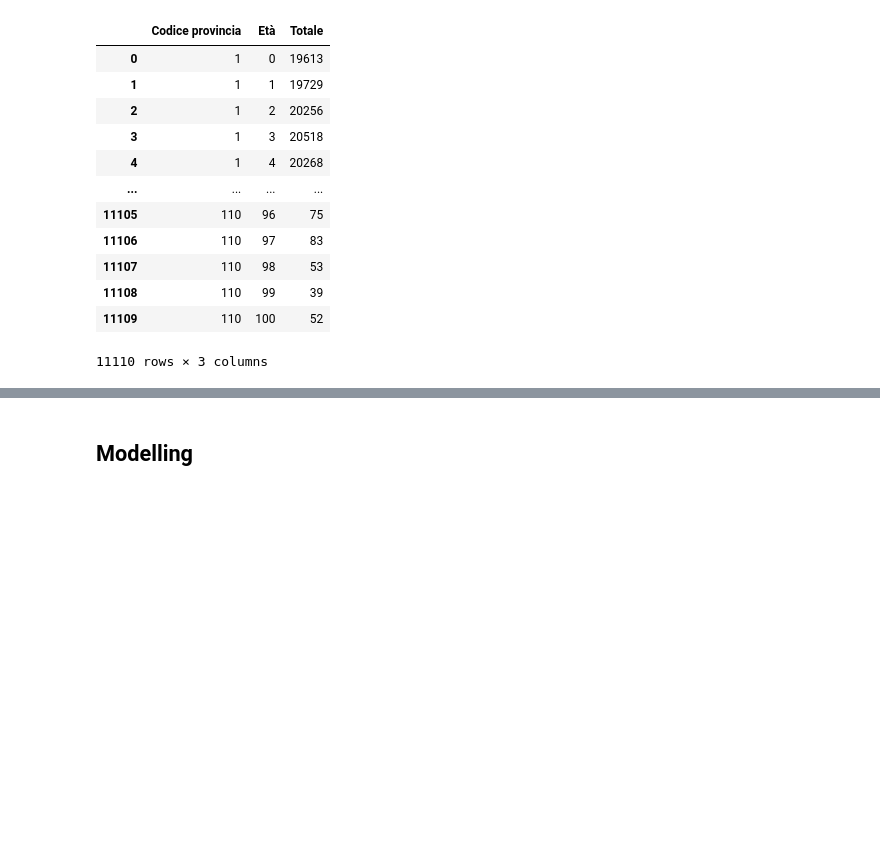
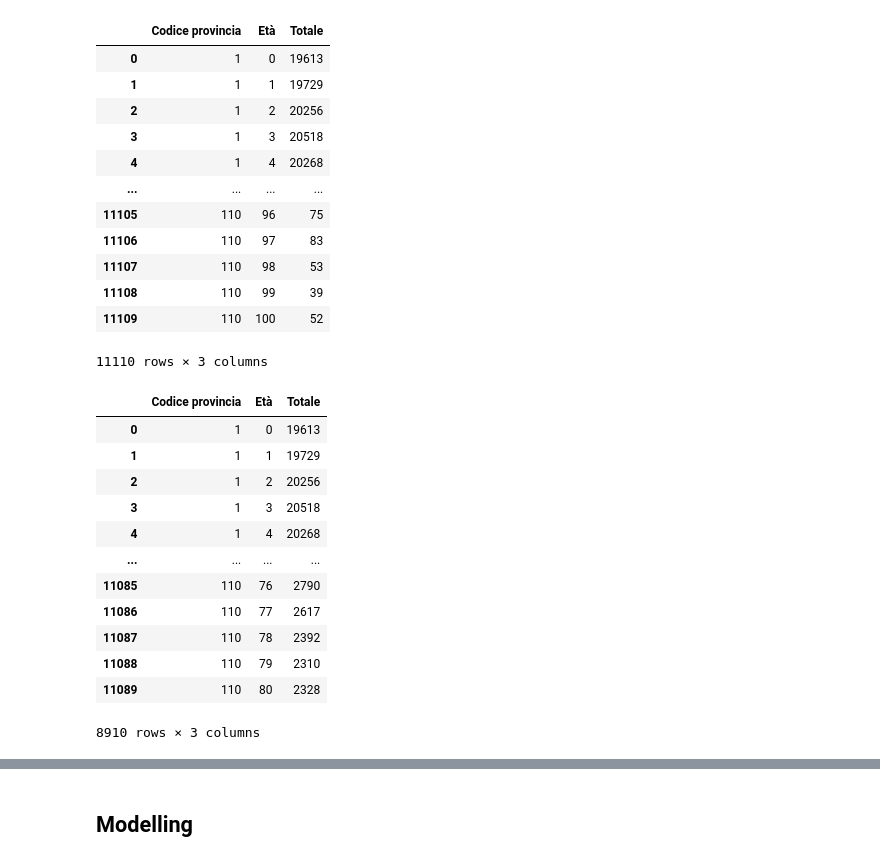
Before and after one commit to pitmonticone/EpiSimulator, a Jupyter notebook: Notebooks/Modelling/Python/Main.ipynb, the cells around one changed output, grey strips where cells are left out. Drawn from its saved outputs; the diff is of its cells as text; code cells hidden in the pictures; blank space fills up the shorter version.

Commit message:
Provincial Demographics under 80

```diff
--- a/Notebooks/Modelling/Python/Main.ipynb
+++ b/Notebooks/Modelling/Python/Main.ipynb
@@ -164,3 +151,8 @@ provincial_demographics = pd.read_csv("/Users/Pit/GitHub/DigitalEpidemiologyProj
+# %%
+##provincial_demographics = pd.read_csv("/Users/Pit/GitHub/DigitalEpidemiologyProject/Data/CSV/2012/ProvincialDemographics.csv") # PIETRO 1
+provincial_demographics = pd.read_csv("/Users/pietromonticone/github/DigitalEpidemiologyProject/Data/CSV/2012/ProvincialDemographics.csv") # PIETRO 2 (2012)
+##provincial_demographics = pd.read_csv("/Users/pietromonticone/github/DigitalEpidemiologyProject/Data/CSV/2020/ProvincialDemographics.csv") # PIETRO 2 (2020)
+##provincial_demographics = pd.read_csv(r"C:\Users\Utente\Desktop\Progetti\Python\DigitalEpidemiologyProject\Data\CSV\2012\ProvincialDemographics.csv") # DAVIDE
 # %%
 total_population = provincial_demographics["Totale Maschi"] + provincial_demographics["Totale Femmine"]
 provincial_demographics["Totale"] = total_population
@@ -181,3 +173,20 @@ provincial_demographics
 | 11108 | 110 | 99 | 39 |
 | 11109 | 110 | 100 | 52 |
 11110 rows × 3 columns
+# %%
+provincial_demographics_under80 = provincial_demographics[provincial_demographics['Età'] <= 80]
+provincial_demographics_under80
+# %% [output]
+|  | Codice provincia | Età | Totale |
+| 0 | 1 | 0 | 19613 |
+| 1 | 1 | 1 | 19729 |
+| 2 | 1 | 2 | 20256 |
+| 3 | 1 | 3 | 20518 |
+| 4 | 1 | 4 | 20268 |
+| ... | ... | ... | ... |
+| 11085 | 110 | 76 | 2790 |
+| 11086 | 110 | 77 | 2617 |
+| 11087 | 110 | 78 | 2392 |
+| 11088 | 110 | 79 | 2310 |
+| 11089 | 110 | 80 | 2328 |
+8910 rows × 3 columns
```
Also changed, not shown: parts of 14 cells of this notebook, 4 other files.
